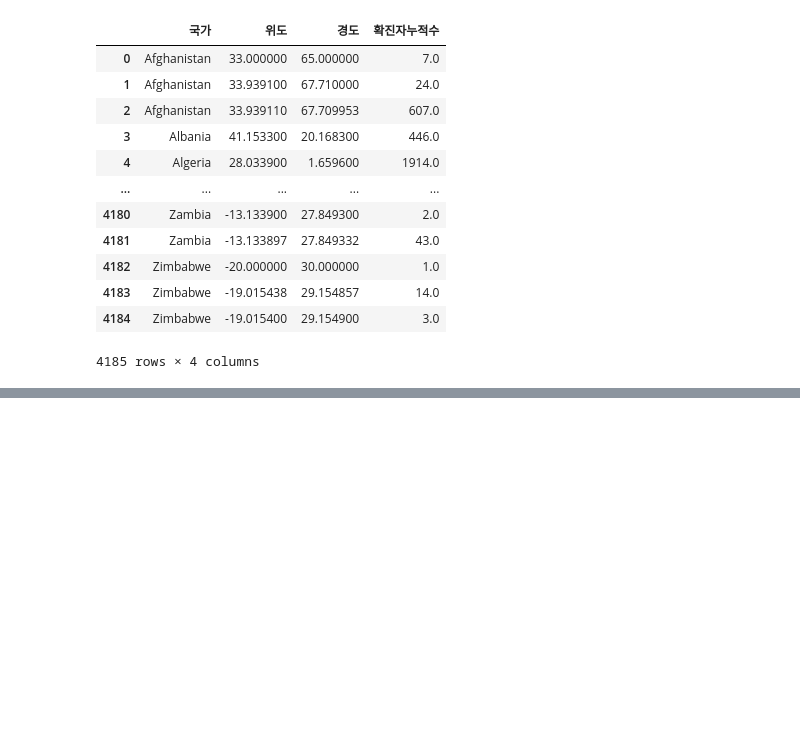
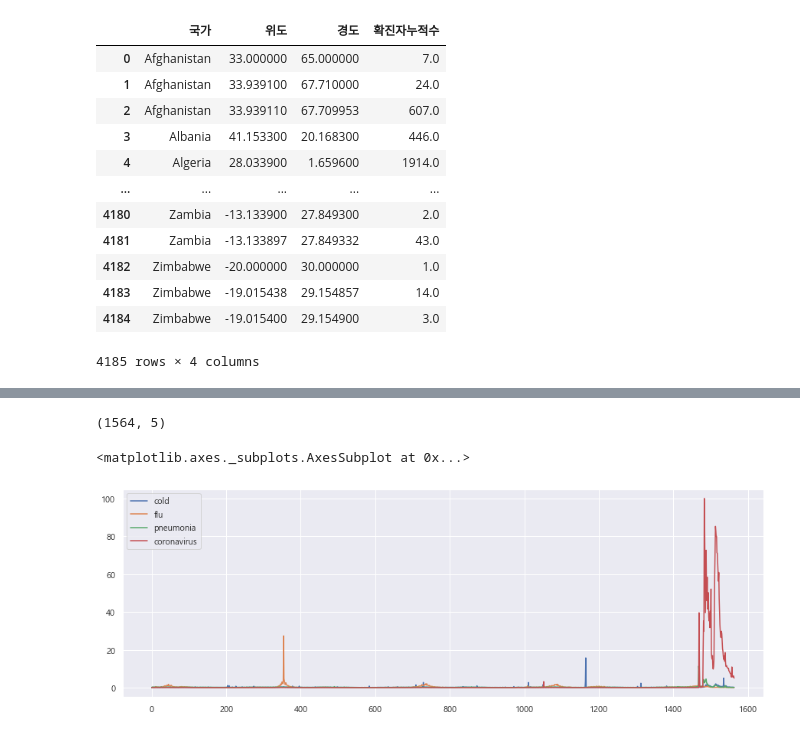
Before and after one commit to young-hun-jo/KaggleStruggle, a Jupyter notebook: covid_19/Dacon_covid19_3week.ipynb, the cells around one changed output, grey strips where cells are left out. Drawn from its saved outputs; the diff is of its cells as text; code cells hidden in the pictures; blank space fills up the shorter version.

```diff
--- a/covid_19/Dacon_covid19_3week.ipynb
+++ b/covid_19/Dacon_covid19_3week.ipynb
@@ -209,0 +214,4 @@ m
+# %%
+trend = pd.read_csv("C:/Users/joyh1/Desktop/GitRepo/data/SearchTrend.csv")
+seoul_floating = pd.read_csv("C:/Users/joyh1/Desktop/GitRepo/data/SeoulFloating.csv")
+timeprovince = pd.read_csv("C:/Users/joyh1/Desktop/GitRepo/data/TimeProvince3.csv")
@@ -209,0 +239,11 @@ m
+# %%
+trend.shape
+# %% [output]
+(1564, 5)
+# %%
+# matplotlib으로 시각화
+# 날짜가 지남에 따라 검색 키워드 갯수 변화율
+trend.plot(figsize=(15,5))
+# %% [output]
+<matplotlib.axes._subplots.AxesSubplot at 0x...>
+[figure, added]
```
Also changed, not shown: parts of 23 cells of this notebook.
